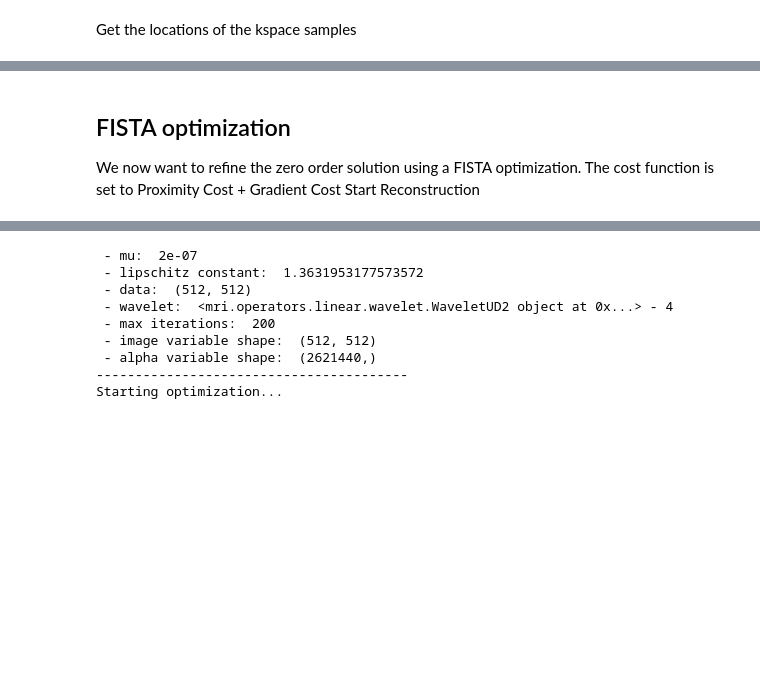
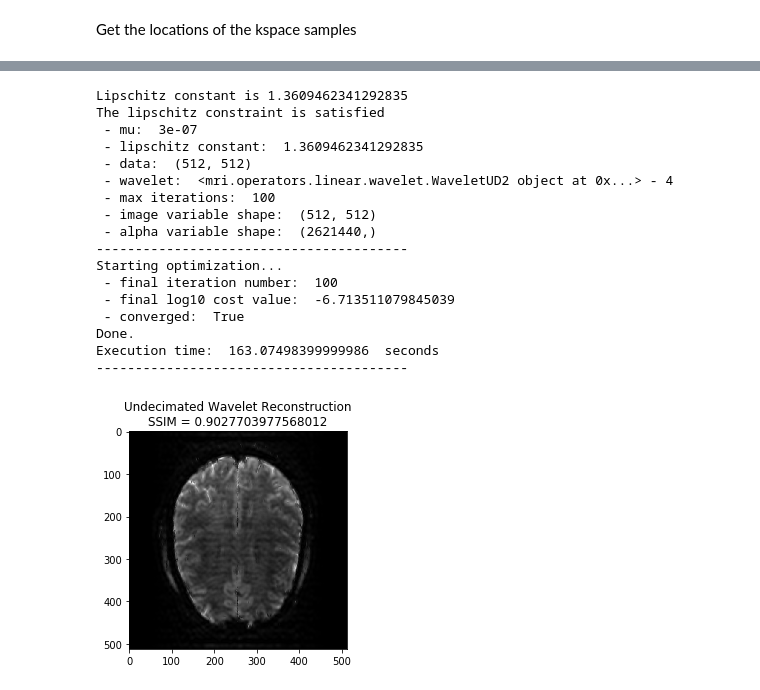
Before and after one commit to CEA-COSMIC/pysap-tutorials, a Jupyter notebook: mri/Single_Channel_Reconstruction/Decimated_vs_Undecimated.ipynb, the cells around one changed output, grey strips where cells are left out. Saved outputs shown, nothing was run; the diff lists cells and outputs as text; code cells hidden in the pictures; blank space fills up the shorter version.

```diff
--- a/mri/Single_Channel_Reconstruction/Decimated_vs_Undecimated.ipynb
+++ b/mri/Single_Channel_Reconstruction/Decimated_vs_Undecimated.ipynb
@@ -88,20 +106,25 @@ The lipschitz constraint is satisfied
-# %% [markdown]
-FISTA optimization
-------------------
-
-We now want to refine the zero order solution using a FISTA optimization.
-The cost function is set to Proximity Cost + Gradient Cost
-Start Reconstruction
 # %%
+linear_op = WaveletUD2(
+    wavelet_id=24,
+    nb_scale=4,
+)
+regularizer_op = SparseThreshold(Identity(), 3 * 1e-7, thresh_type="soft")
+reconstructor = SingleChannelReconstructor(
+    fourier_op=fourier_op,
+    linear_op=linear_op,
+    regularizer_op=regularizer_op,
+    gradient_formulation='synthesis',
+    verbose=1,
+)
 x_final, costs, metrics = reconstructor.reconstruct(
     kspace_data=kspace_data,
     optimization_alg='fista',
-    num_iterations=200,
+    num_iterations=100,
 )
 image_rec = pysap.Image(data=np.abs(x_final))
 plt.imshow(np.abs(image_rec), cmap='gray')
 recon_ssim = ssim(image_rec, image)
-plt.title('FISTA Reconstruction\nSSIM = ' + str(recon_ssim))
+plt.title('Undecimated Wavelet Reconstruction\nSSIM = ' + str(recon_ssim))
 plt.show()
 # %% [output]
 WARNING: Making input data immutable.
@@ -109,9 +132,18 @@ WARNING: Making input data immutable.
- - mu:  2e-07
- - lipschitz constant:  1.3631953177573572
+Lipschitz constant is 1.3609462341292835
+The lipschitz constraint is satisfied
+ - mu:  3e-07
+ - lipschitz constant:  1.3609462341292835
  - data:  (512, 512)
  - wavelet:  <mri.operators.linear.wavelet.WaveletUD2 object at 0x...> - 4
- - max iterations:  200
+ - max iterations:  100
  - image variable shape:  (512, 512)
  - alpha variable shape:  (2621440,)
 ----------------------------------------
 Starting optimization...
+ - final iteration number:  100
+ - final log10 cost value:  -6.713511079845039
+ - converged:  True
+Done.
+Execution time:  163.07498399999986  seconds
+----------------------------------------
+[figure, added]
```
Also changed, not shown: parts of 9 cells of this notebook.
